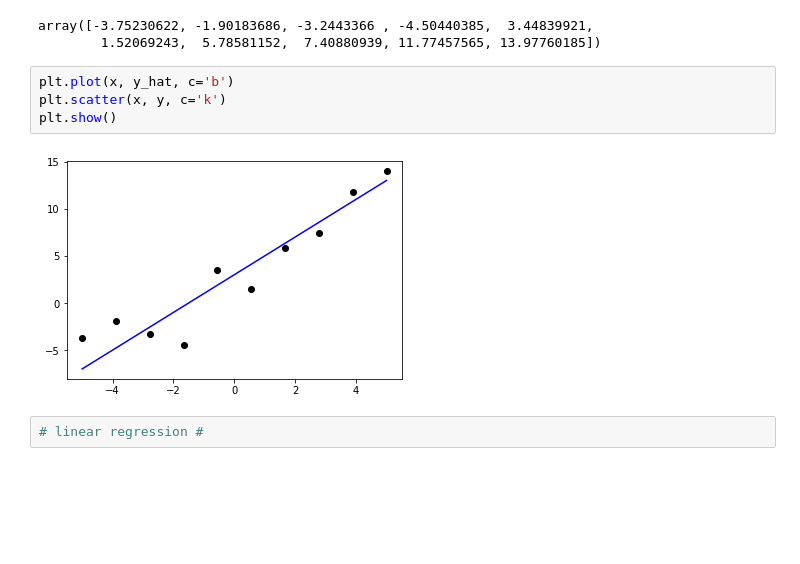
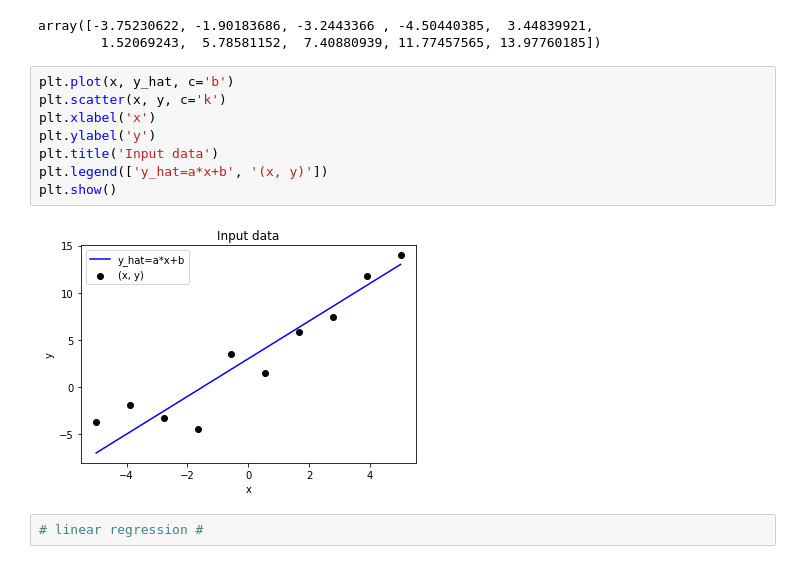
Before and after one commit to SuhyeonHa/MatrixComputation, a Jupyter notebook: Assignment02.ipynb, the cells around one changed output. Drawn from its saved outputs; the diff is of its cells as text; blank space fills up the shorter version.

Commit message:
Add description about the assignment and options on plots

```diff
--- a/Assignment02.ipynb
+++ b/Assignment02.ipynb
@@ -34,9 +63,13 @@ array([-3.75230622, -1.90183686, -3.2443366 , -4.50440385,  3.44839921,
 # %%
 plt.plot(x, y_hat, c='b')
 plt.scatter(x, y, c='k')
+plt.xlabel('x')
+plt.ylabel('y')
+plt.title('Input data')
+plt.legend(['y_hat=a*x+b', '(x, y)'])
 plt.show()
 # %% [output]
-[figure, old version]
+[figure, new version]
 # %%
 # linear regression #
 # %%
```
Also changed, not shown: parts of 8 cells of this notebook.
